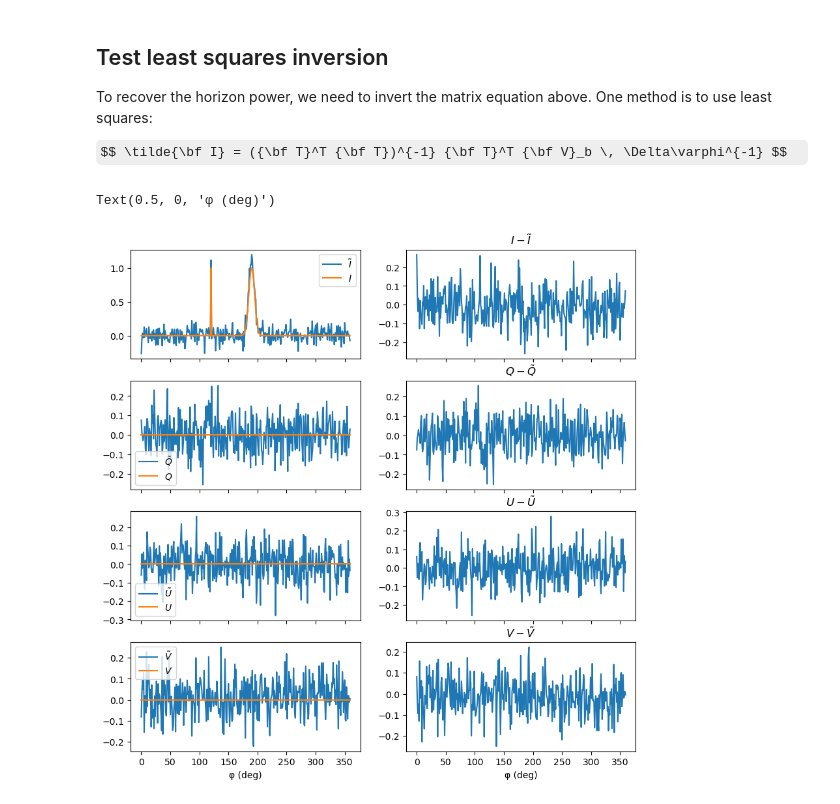
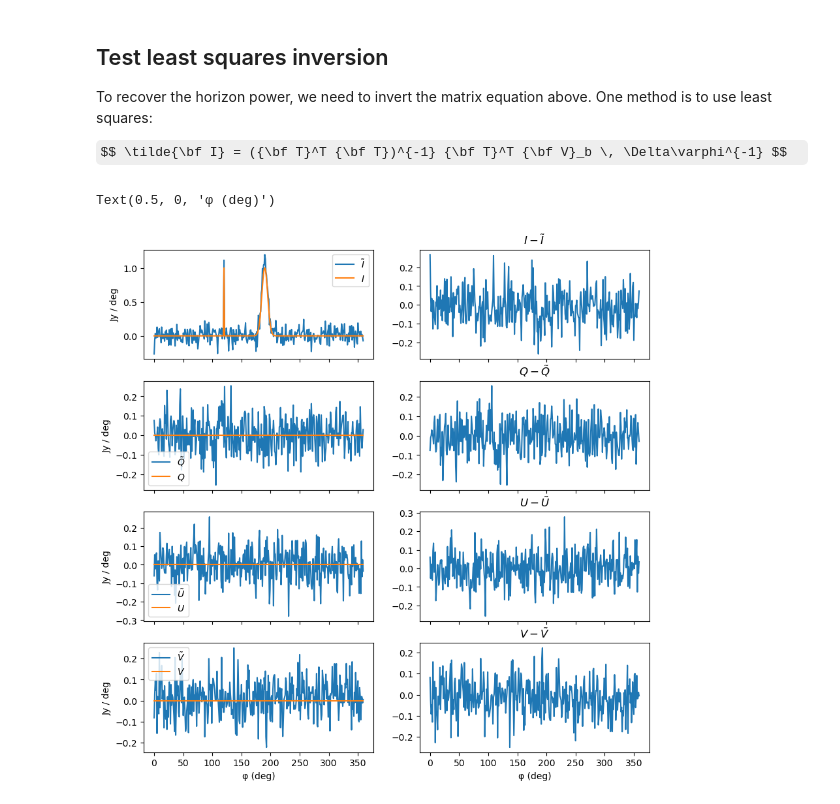
Before and after one commit to robotopia/horizon-rfi, a Jupyter notebook: horizon_rfi.ipynb, the cells around one changed output. Drawn from its saved outputs; the diff is of its cells as text; code cells hidden in the pictures; some formulas as TeX source.

```diff
--- a/horizon_rfi.ipynb
+++ b/horizon_rfi.ipynb
@@ -219,35 +219,39 @@ fig, axs = plt.subplots(nrows=4, ncols=2, sharex=True, figsize=(10,10))
 # Plots of the true signal and the recovered signal
 axs[0][0].plot(φ, tilde_S_I, label="$\\tilde{I}$")
 axs[0][0].plot(φ, S_I, label="$I$")
+axs[0][0].set_ylabel(f"{RFI.unit}")
 axs[0][0].legend()
 
 axs[1][0].plot(φ, tilde_S_Q, label="$\\tilde{Q}$")
 axs[1][0].plot(φ, S_Q, label="$Q$")
+axs[1][0].set_ylabel(f"{RFI.unit}")
 axs[1][0].legend()
 
 axs[2][0].plot(φ, tilde_S_U, label="$\\tilde{U}$")
 axs[2][0].plot(φ, S_U, label="$U$")
+axs[2][0].set_ylabel(f"{RFI.unit}")
 axs[2][0].legend()
 
 axs[3][0].plot(φ, tilde_S_V, label="$\\tilde{V}$")
 axs[3][0].plot(φ, S_V, label="$V$")
+axs[3][0].set_ylabel(f"{RFI.unit}")
 axs[3][0].legend()
 
 # Plots of the _difference_ between the true signal and the recovered signal
 axs[0][1].plot(φ, S_I - tilde_S_I)
 axs[0][1].set_title("$I - \\tilde{I}$")
 
 axs[1][1].plot(φ, S_Q - tilde_S_Q)
 axs[1][1].set_title("$Q - \\tilde{Q}$")
 
 axs[2][1].plot(φ, S_U - tilde_S_U)
 axs[2][1].set_title("$U - \\tilde{U}$")
 
 axs[3][1].plot(φ, S_V - tilde_S_V)
 axs[3][1].set_title("$V - \\tilde{V}$")
 
 axs[-1][0].set_xlabel(f"φ ({φ.unit})")
 axs[-1][1].set_xlabel(f"φ ({φ.unit})")
 # %% [output]
 Text(0.5, 0, 'φ (deg)')
-[figure, old version]
+[figure, new version]
```
